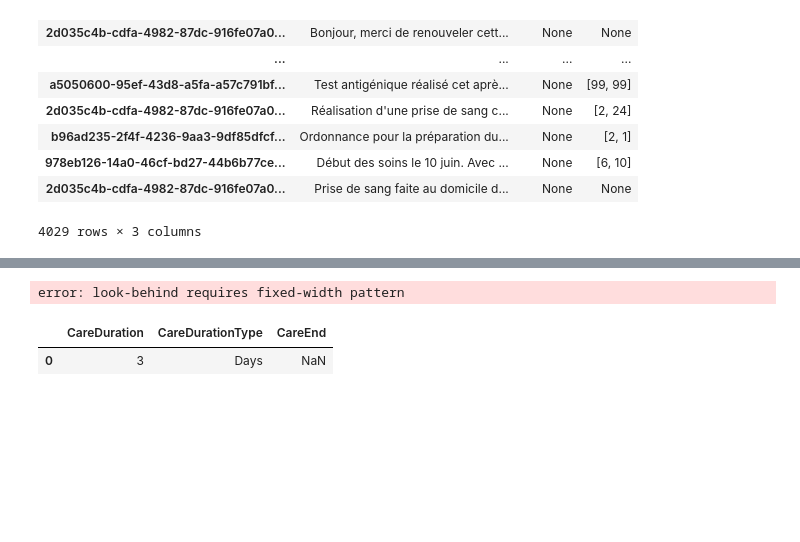
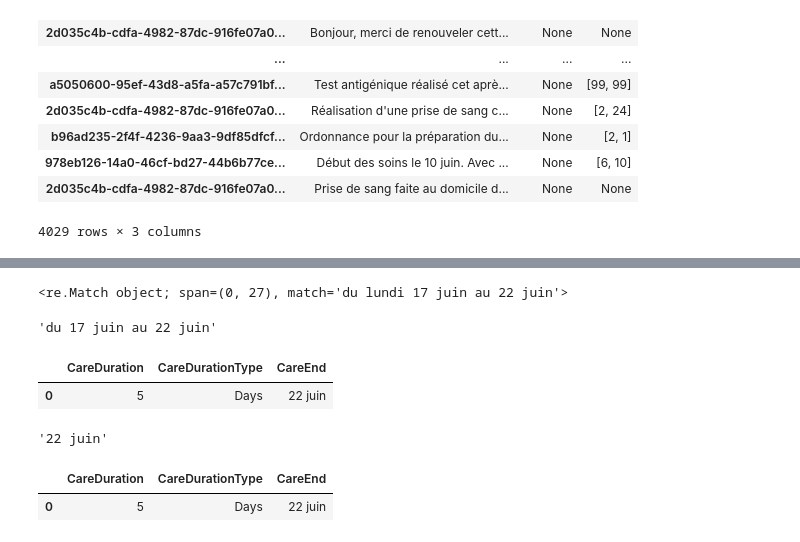
Before and after one commit to GeoffroyGit/ephesus, a Jupyter notebook: notebooks/Test_code_duration.ipynb, the cells around one changed output, grey strips where cells are left out. Cells and saved outputs as stored; diff of their text form; code cells hidden in the pictures; blank space fills up the shorter version.

```diff
--- a/notebooks/Test_code_duration.ipynb
+++ b/notebooks/Test_code_duration.ipynb
@@ -377,0 +380,5 @@ df_bb
+# %%
+test = "du lundi 17 juin au 22 juin 2022"
+re.search("du\s\w*?\s?(\d{1,2}\sjuin\s)(\d{1,4}\s)?au\s\w*?\s?(\d{1,2}\sjuin)", test)
+# %% [output]
+<re.Match object; span=(0, 27), match='du lundi 17 juin au 22 juin'>
@@ -378,10 +388,20 @@ df_bb
+# %%
+x.group()
+# %% [output]
+'du 17 juin au 22 juin'
+# %%
+Duration().implicit_duration_2(test, df=True)
+# %% [output]
+|  | CareDuration | CareDurationType | CareEnd |
+| 0 | 5 | Days | 22 juin |
 # %%
-test = "test 2234 blablabla 24 TEST"
-re.search("(?<=\w*\s)\d{2,4}", test)
+end_date = re.search('(?<=au\s)\w*?\s?(\d{1,2}\s'+liste_mois+')', test)
-# %% [output]
-error: look-behind requires fixed-width pattern
+# %%
+end_date.group()
+# %% [output]
+'22 juin'
 # %%
-Duration().get_duration("pendant 3 jours", [6,1] , df=True)
+Duration().get_duration(test, df=True)
 # %% [output]
 |  | CareDuration | CareDurationType | CareEnd |
-| 0 | 3 | Days | NaN |
+| 0 | 5 | Days | 22 juin |
```
Also changed, not shown: parts of 29 cells of this notebook, 1 other file.
